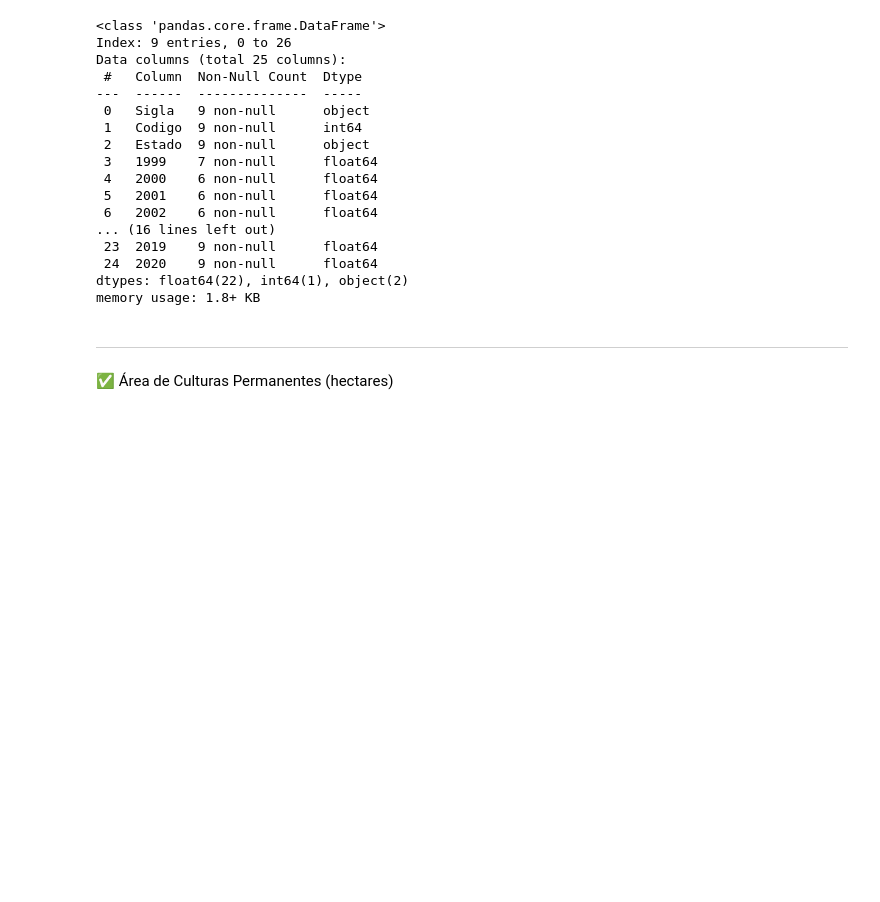
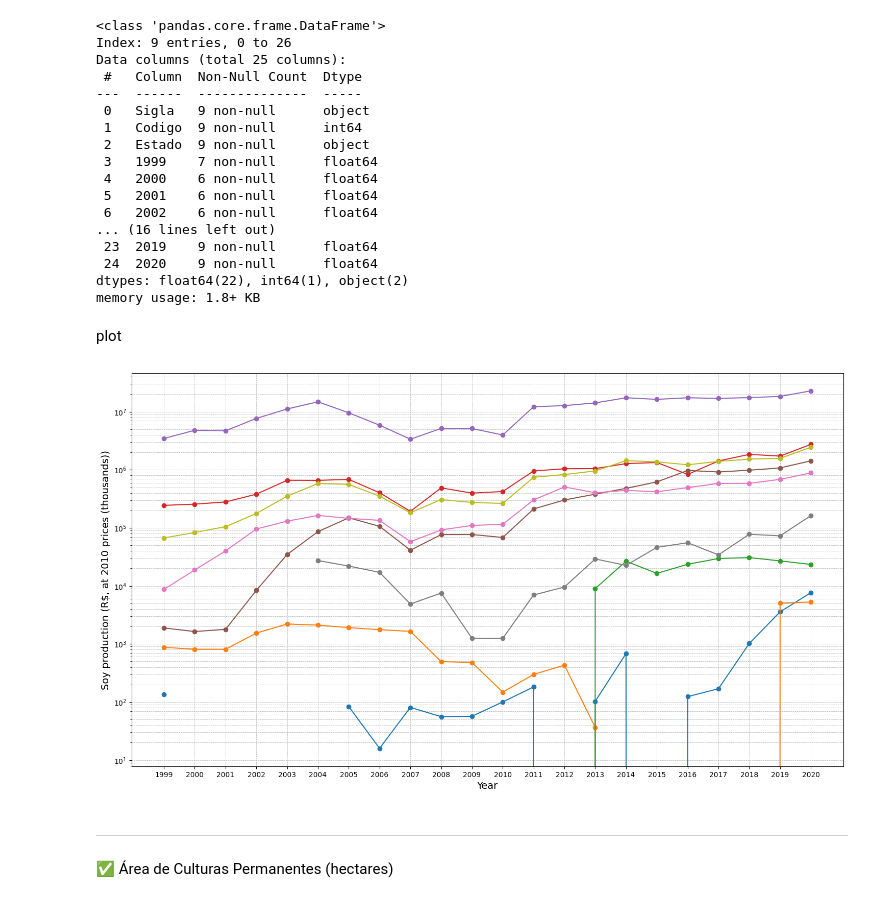
Before and after one commit to borgesgoncalves/DataProcessing-LabS, a Jupyter notebook: prodSoja_e_cultPerma_cleaning.ipynb, the cells around one changed output. Saved outputs shown, nothing was run; the diff lists cells and outputs as text; code cells hidden in the pictures; blank space fills up the shorter version.

```diff
--- a/prodSoja_e_cultPerma_cleaning.ipynb
+++ b/prodSoja_e_cultPerma_cleaning.ipynb
@@ -71,3 +65,5 @@ memory usage: 1.8+ KB
 # %%
 soja_df = sojadf.drop('Codigo', axis = 1)
 soja_df.to_csv('producaosojaClean', index = False)
+# %% [markdown]
+plot
@@ -74,3 +72,24 @@ soja_df.to_csv('producaosojaClean', index = False)
+# %%
+anos_str = [str(year) for year in range(1999, 2021)]
+cores_estado = {}
+plt.figure(figsize=(18, 10))
+
+for i, estado in enumerate(soja_df['Estado'].unique()):
+    dados_estado = soja_df[soja_df['Estado'] == estado][anos_str].iloc[0]
+    linha, = plt.plot(anos_str, dados_estado, marker='o', linestyle='-', label=estado)
+    cores_estado[estado] = linha.get_color()  # Salvar a cor atribuída automaticamente pelo matplotlib
+
+plt.xlabel("Year", fontsize=14)
+plt.ylabel("Soy production (R$, at 2010 prices (thousands))", fontsize=14)
+plt.grid(True, which="both", linestyle="--", linewidth=0.5)
+
+# Ajustar a escala do eixo Y para log base 10
+plt.yscale('log')
+
+# Exibir o gráfico
+plt.show()
+# %% [output]
+[figure, added]
 # %% [markdown]
 
 
```
Also changed, not shown: parts of 7 cells of this notebook.
